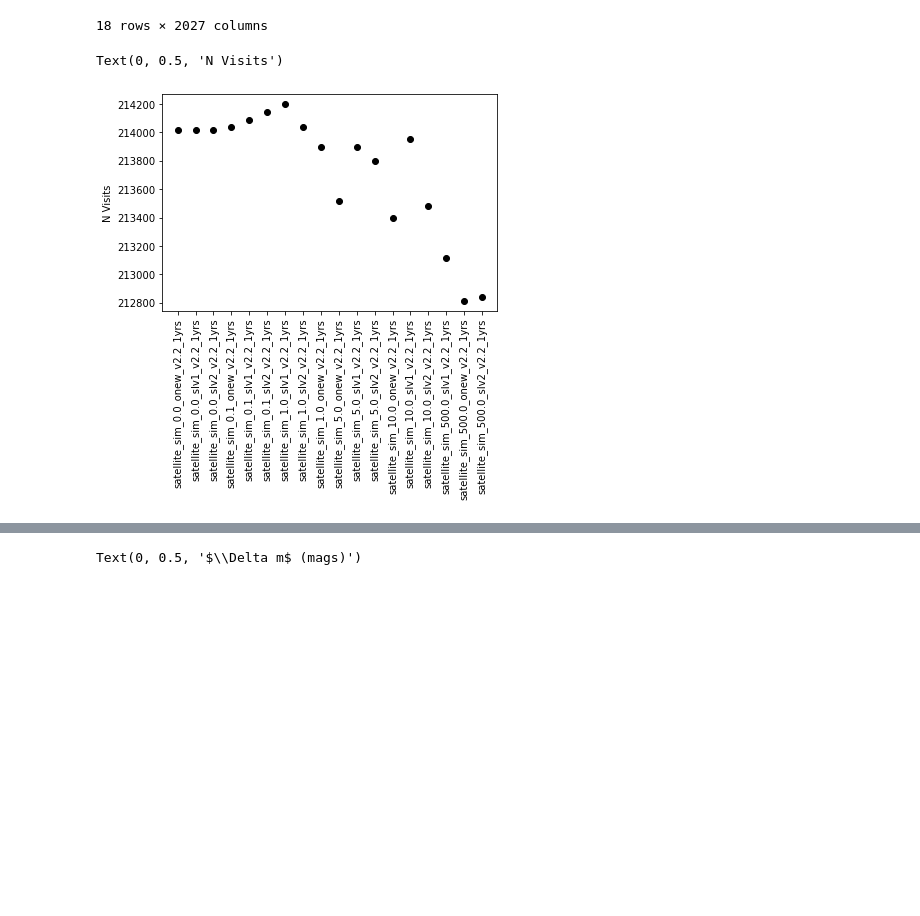
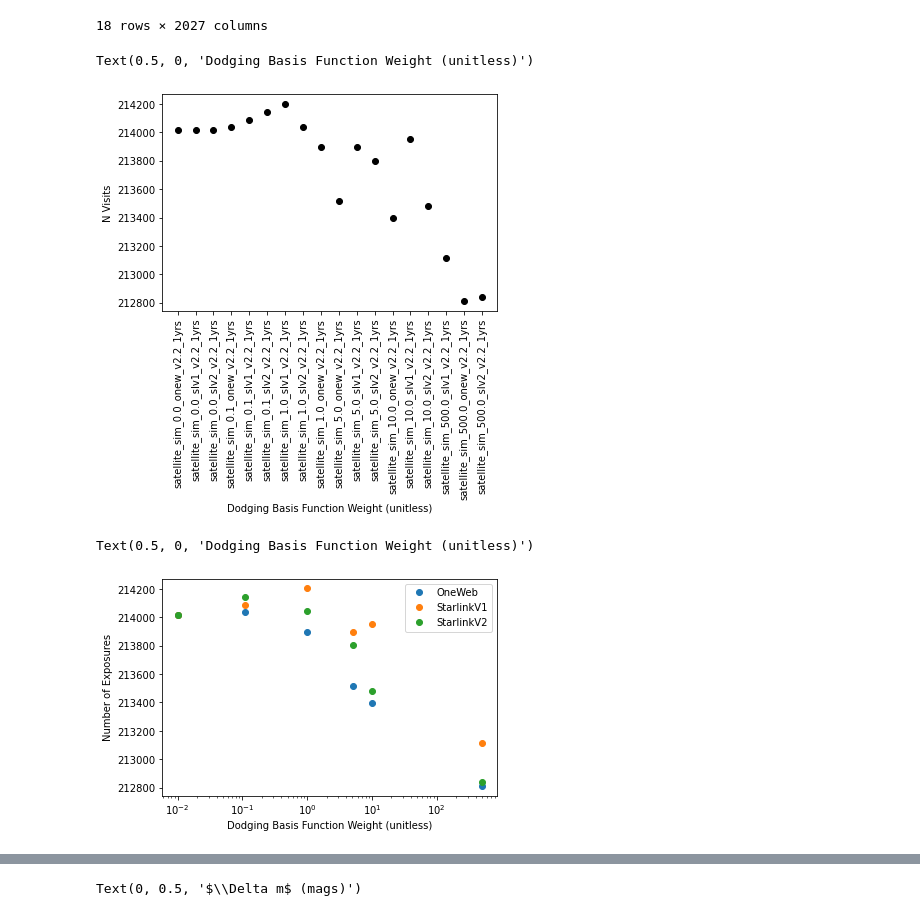
Before and after one commit to dirac-institute/satellite-dodging, a Jupyter notebook: compare_sim_runs.ipynb, the cells around one changed output, grey strips where cells are left out. Cells and saved outputs as stored; diff of their text form; code cells hidden in the pictures; blank space fills up the shorter version.

```diff
--- a/compare_sim_runs.ipynb
+++ b/compare_sim_runs.ipynb
@@ -76,6 +77,27 @@ fig, ax = plt.subplots()
 ax.plot(df['Number of Exposures'], 'ko')
 ack = ax.tick_params('x',  rotation=90)
 ax.set_ylabel('N Visits')
+ax.set_xlabel('Dodging Basis Function Weight (unitless)')
 # %% [output]
-Text(0, 0.5, 'N Visits')
+Text(0.5, 0, 'Dodging Basis Function Weight (unitless)')
-[figure, old version]
+[figure, new version]
+# %%
+fig, ax = plt.subplots()
+
+for c_name in np.unique(df['constellation_name']):
+    good = np.where(df['constellation_name'].values == c_name)
+    # putting in a fudge factor of 1e-2 so a log-scale axis works well
+    if c_name=='onew':
+        clabel='OneWeb'
+    elif c_name=='slv1':
+        clabel='StarlinkV1'
+    else:
+        clabel='StarlinkV2'
+    ax.semilogx(df['dodge_weights'].values[good]+1e-2, df['Number of Exposures'].values[good], 'o', label=clabel)
+
+legend = ax.legend()
+ax.set_ylabel('Number of Exposures')
+ax.set_xlabel('Dodging Basis Function Weight (unitless)')
+# %% [output]
+Text(0.5, 0, 'Dodging Basis Function Weight (unitless)')
+[figure, added]
```
Also changed, not shown: parts of 17 cells of this notebook, 2 other files.
